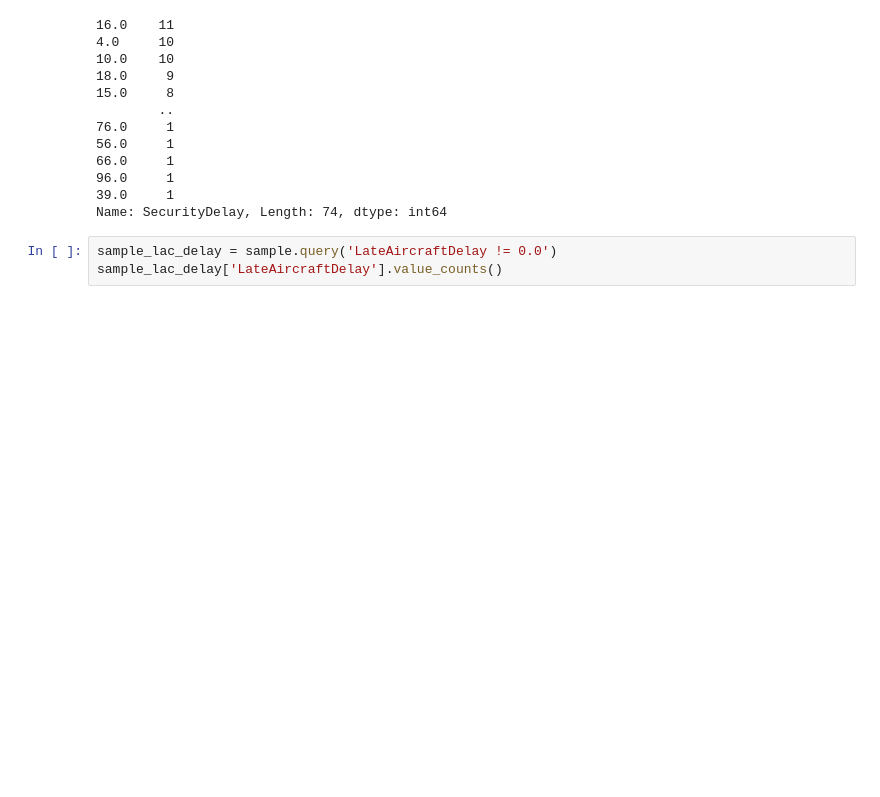
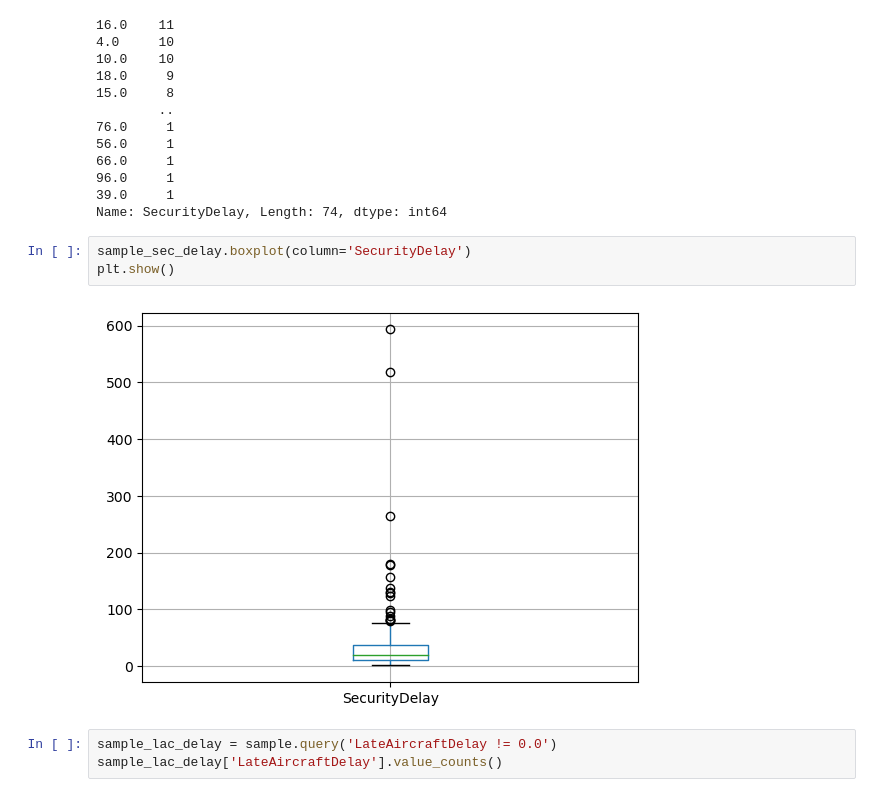
Before and after one commit to Noobify2012/CS6140-final-project, a Jupyter notebook: src/exploration/exploring.ipynb, the cells around one changed output. Drawn from its saved outputs; the diff is of its cells as text; blank space fills up the shorter version.

```diff
--- a/src/exploration/exploring.ipynb
+++ b/src/exploration/exploring.ipynb
@@ -221,6 +241,11 @@ sample_sec_delay['SecurityDelay'].value_counts()
 96.0     1
 39.0     1
 Name: SecurityDelay, Length: 74, dtype: int64
+# %%
+sample_sec_delay.boxplot(column='SecurityDelay')
+plt.show()
+# %% [output]
+[figure, added]
 # %%
 sample_lac_delay = sample.query('LateAircraftDelay != 0.0')
 sample_lac_delay['LateAircraftDelay'].value_counts()
```
Also changed, not shown: parts of 7 cells of this notebook.
